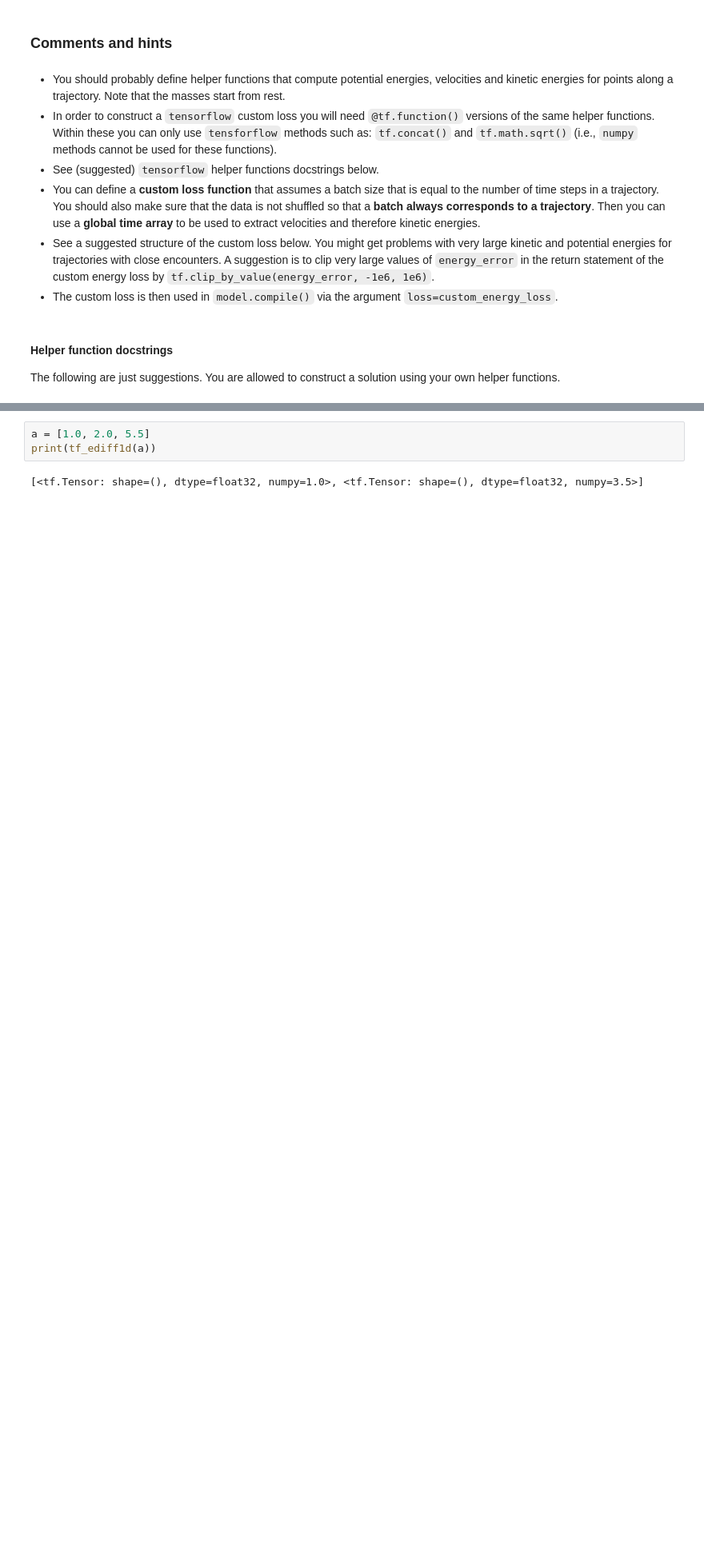
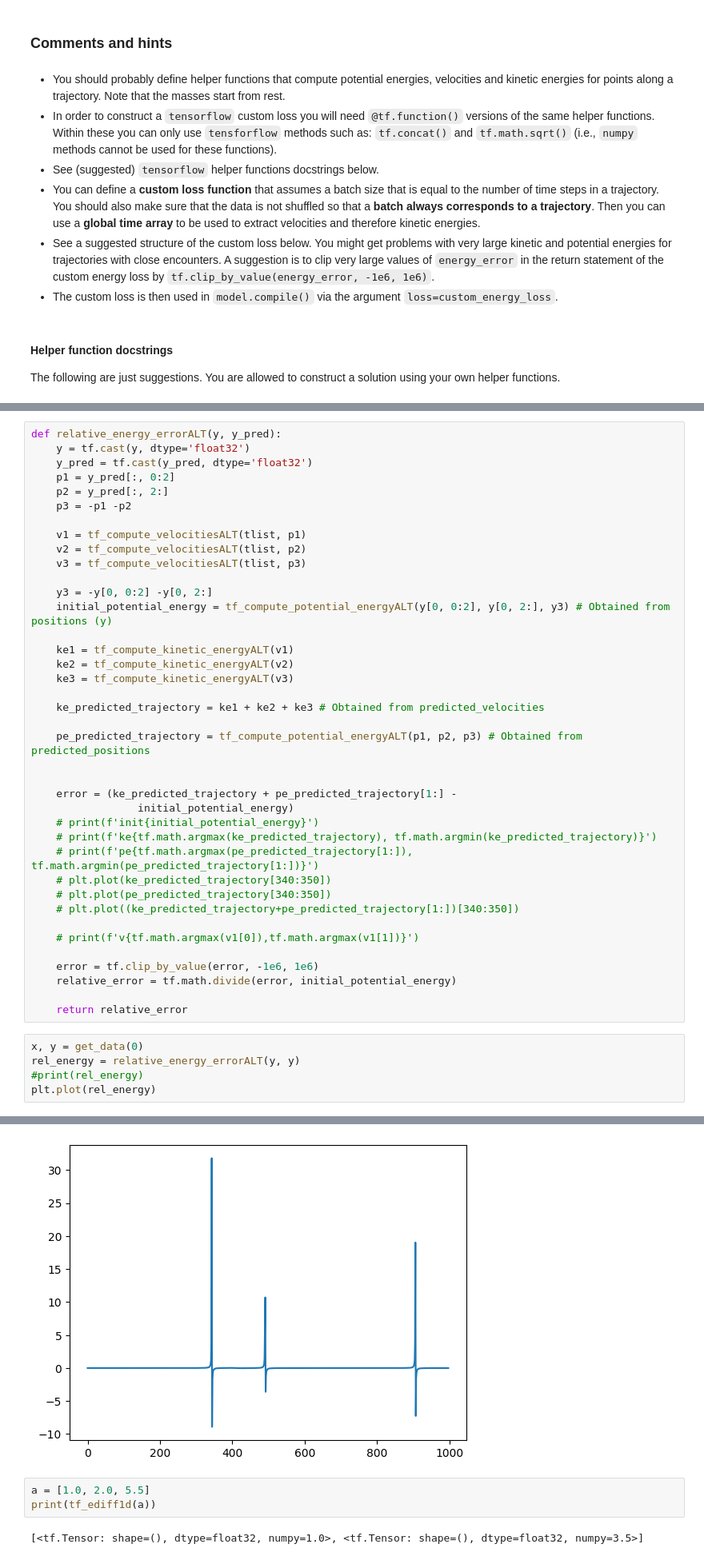
Before and after one commit to stinaper/tif285, a Jupyter notebook: doc/pub/Projects/Project2/TIF285_Project2.ipynb, the cells around one changed output, grey strips where cells are left out. Shown: that part at 80% size. Saved outputs shown, nothing was run; the diff lists cells and outputs as text; blank space fills up the shorter version.

```diff
--- a/doc/pub/Projects/Project2/TIF285_Project2.ipynb
+++ b/doc/pub/Projects/Project2/TIF285_Project2.ipynb
@@ -668,0 +800,45 @@ def tf_compute_potential_energy(p1, p2, p3):
+# %%
+def relative_energy_errorALT(y, y_pred):
+    y = tf.cast(y, dtype='float32')
+    y_pred = tf.cast(y_pred, dtype='float32')
+    p1 = y_pred[:, 0:2]
+    p2 = y_pred[:, 2:]
+    p3 = -p1 -p2
+
+    v1 = tf_compute_velocitiesALT(tlist, p1)
+    v2 = tf_compute_velocitiesALT(tlist, p2)
+    v3 = tf_compute_velocitiesALT(tlist, p3)
+
+    y3 = -y[0, 0:2] -y[0, 2:]
+    initial_potential_energy = tf_compute_potential_energyALT(y[0, 0:2], y[0, 2:], y3) # Obtained from positions (y)
+
+    ke1 = tf_compute_kinetic_energyALT(v1)
+    ke2 = tf_compute_kinetic_energyALT(v2)
+    ke3 = tf_compute_kinetic_energyALT(v3)
+
+    ke_predicted_trajectory = ke1 + ke2 + ke3 # Obtained from predicted_velocities
+
+    pe_predicted_trajectory = tf_compute_potential_energyALT(p1, p2, p3) # Obtained from predicted_positions
+
+
+    error = (ke_predicted_trajectory + pe_predicted_trajectory[1:] -
+                 initial_potential_energy)
+    # print(f'init{initial_potential_energy}')
+    # print(f'ke{tf.math.argmax(ke_predicted_trajectory), tf.math.argmin(ke_predicted_trajectory)}')
+    # print(f'pe{tf.math.argmax(pe_predicted_trajectory[1:]), tf.math.argmin(pe_predicted_trajectory[1:])}')
+    # plt.plot(ke_predicted_trajectory[340:350])
+    # plt.plot(pe_predicted_trajectory[340:350])
+    # plt.plot((ke_predicted_trajectory+pe_predicted_trajectory[1:])[340:350])
+
+    # print(f'v{tf.math.argmax(v1[0]),tf.math.argmax(v1[1])}')
+
+    error = tf.clip_by_value(error, -1e6, 1e6)
+    relative_error = tf.math.divide(error, initial_potential_energy)
+
+    return relative_error
+# %%
+x, y = get_data(0)
+rel_energy = relative_energy_errorALT(y, y)
+#print(rel_energy)
+plt.plot(rel_energy)
+# %% [output]
@@ -669,3 +846,4 @@ def tf_compute_potential_energy(p1, p2, p3):
+[figure, added]
 # %%
 a = [1.0, 2.0, 5.5]
 print(tf_ediff1d(a))
```
Also changed, not shown: parts of 16 cells of this notebook.
